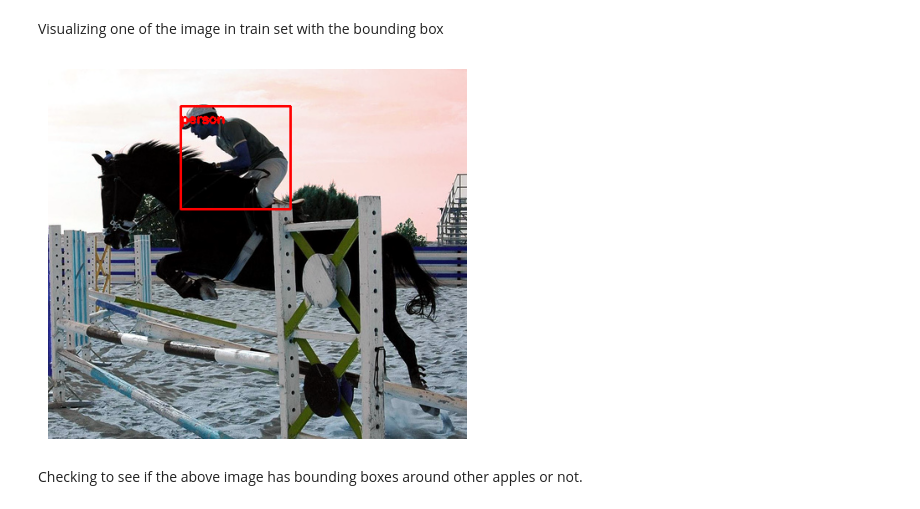
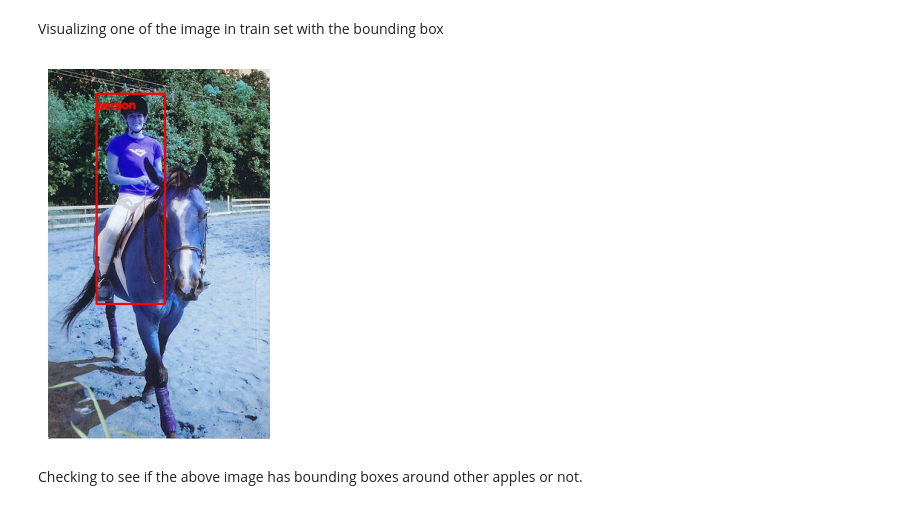
Before and after one commit to abbhimish/Computer-Vision-Project-Sample, a Jupyter notebook: ComputerVisionProject.ipynb, the cells around one changed output. Saved outputs shown, nothing was run; the diff lists cells and outputs as text; code cells hidden in the pictures.

```diff
--- a/ComputerVisionProject.ipynb
+++ b/ComputerVisionProject.ipynb
@@ -360,21 +319,21 @@ val_df.head()
 # %% [markdown]
 Visualizing one of the image in train set with the bounding box
 # %%
-index= 10 #picture to visualize
+index= 12 #picture to visualize
 
 #import cv2
 image = cv2.imread(os.path.join(image_dir,"train", train_df["name"][index]+".jpg"), 1)
 # Draw rectangle
 cv2.rectangle(image, (train_df['xmin'][index], train_df['ymin'][index]), (train_df['xmax'][index], train_df['ymax'][index]), (255, 0, 0), 2)
 # Put label (class_id) near the bbox
 label = train_df["label"][index]
 cv2.putText(image, str(label), (train_df['xmin'][index], train_df['ymin'][index]+20), cv2.FONT_HERSHEY_SIMPLEX, 0.5, (255,0,0), 2)
 # Display image
 plt.imshow(image)
 plt.axis('off')
 plt.show()
 # %% [output]
-[figure, old version]
+[figure, new version]
 # %% [markdown]
 Checking to see if the above image has bounding boxes around other apples or not.
 # %%
```
Also changed, not shown: parts of 20 cells of this notebook.
